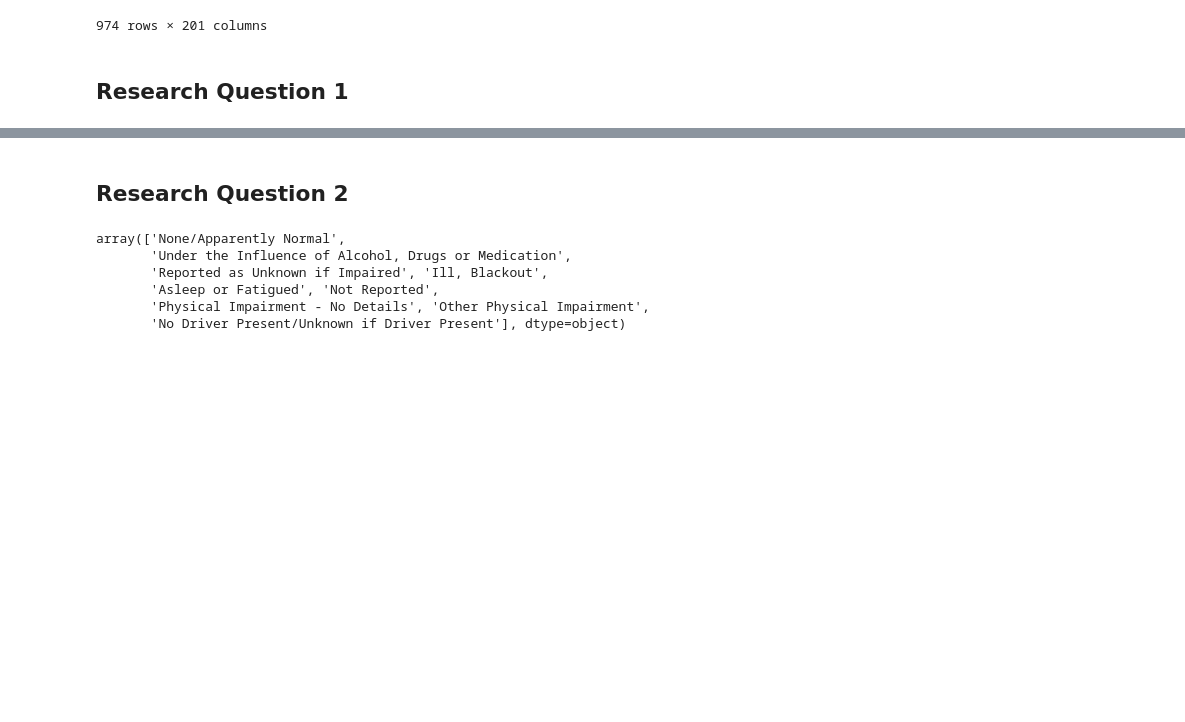
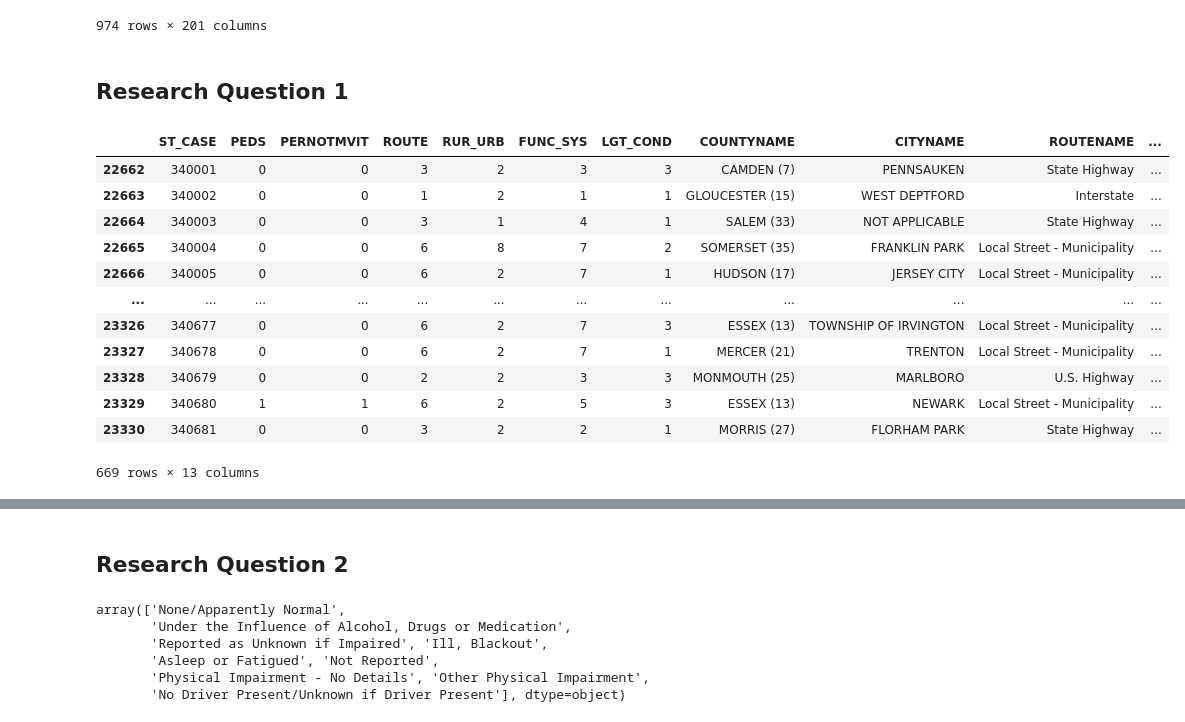
Before and after one commit to saidalli1/capstone, a Jupyter notebook: doc/fatality.ipynb, the cells around one changed output, grey strips where cells are left out. Drawn from its saved outputs; the diff is of its cells as text; code cells hidden in the pictures; blank space fills up the shorter version.

```diff
--- a/doc/fatality.ipynb
+++ b/doc/fatality.ipynb
@@ -96,6 +96,21 @@ weather_nj_selected = weather_nj[['ST_CASE', 'WEATHER', 'WEATHERNAME']]
 # %%
 # Filtering out the important columns for this question
 accident_nj_peds = accident_nj[['ST_CASE', 'PEDS', 'PERNOTMVIT', 'ROUTE', 'RUR_URB', 'FUNC_SYS', 'LGT_COND', 'COUNTYNAME', 'CITYNAME','ROUTENAME','LATITUDE', 'LONGITUD', 'FATALS']]
+accident_nj_peds
+# %% [output]
+|  | ST_CASE | PEDS | PERNOTMVIT | ROUTE | RUR_URB | FUNC_SYS | LGT_COND | COUNTYNAME | CITYNAME | ROUTENAME | ... |
+| 22662 | 340001 | 0 | 0 | 3 | 2 | 3 | 3 | CAMDEN (7) | PENNSAUKEN | State Highway | ... |
+| 22663 | 340002 | 0 | 0 | 1 | 2 | 1 | 1 | GLOUCESTER (15) | WEST DEPTFORD | Interstate | ... |
+| 22664 | 340003 | 0 | 0 | 3 | 1 | 4 | 1 | SALEM (33) | NOT APPLICABLE | State Highway | ... |
+| 22665 | 340004 | 0 | 0 | 6 | 8 | 7 | 2 | SOMERSET (35) | FRANKLIN PARK | Local Street - Municipality | ... |
+| 22666 | 340005 | 0 | 0 | 6 | 2 | 7 | 1 | HUDSON (17) | JERSEY CITY | Local Street - Municipality | ... |
+| ... | ... | ... | ... | ... | ... | ... | ... | ... | ... | ... | ... |
+| 23326 | 340677 | 0 | 0 | 6 | 2 | 7 | 3 | ESSEX (13) | TOWNSHIP OF IRVINGTON | Local Street - Municipality | ... |
+| 23327 | 340678 | 0 | 0 | 6 | 2 | 7 | 1 | MERCER (21) | TRENTON | Local Street - Municipality | ... |
+| 23328 | 340679 | 0 | 0 | 2 | 2 | 3 | 3 | MONMOUTH (25) | MARLBORO | U.S. Highway | ... |
+| 23329 | 340680 | 1 | 1 | 6 | 2 | 5 | 3 | ESSEX (13) | NEWARK | Local Street - Municipality | ... |
+| 23330 | 340681 | 0 | 0 | 3 | 2 | 2 | 1 | MORRIS (27) | FLORHAM PARK | State Highway | ... |
+669 rows × 13 columns
 # %%
 # Filter only the pedestrian accidents from the dataset
 pedestrian_accidents = accident_nj_peds[accident_nj_peds['PEDS'] > 0]
```
Also changed, not shown: parts of 3 cells of this notebook.
